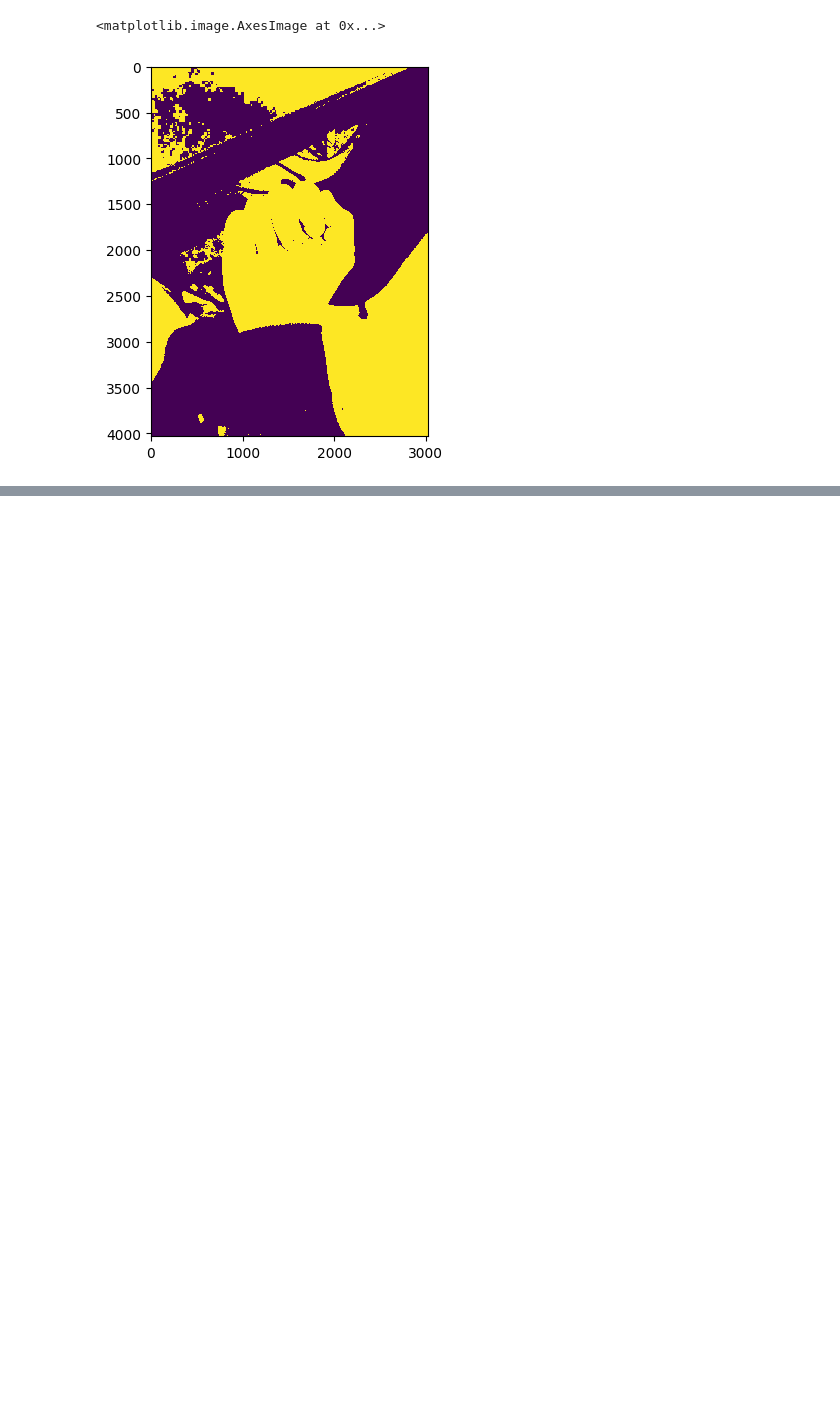
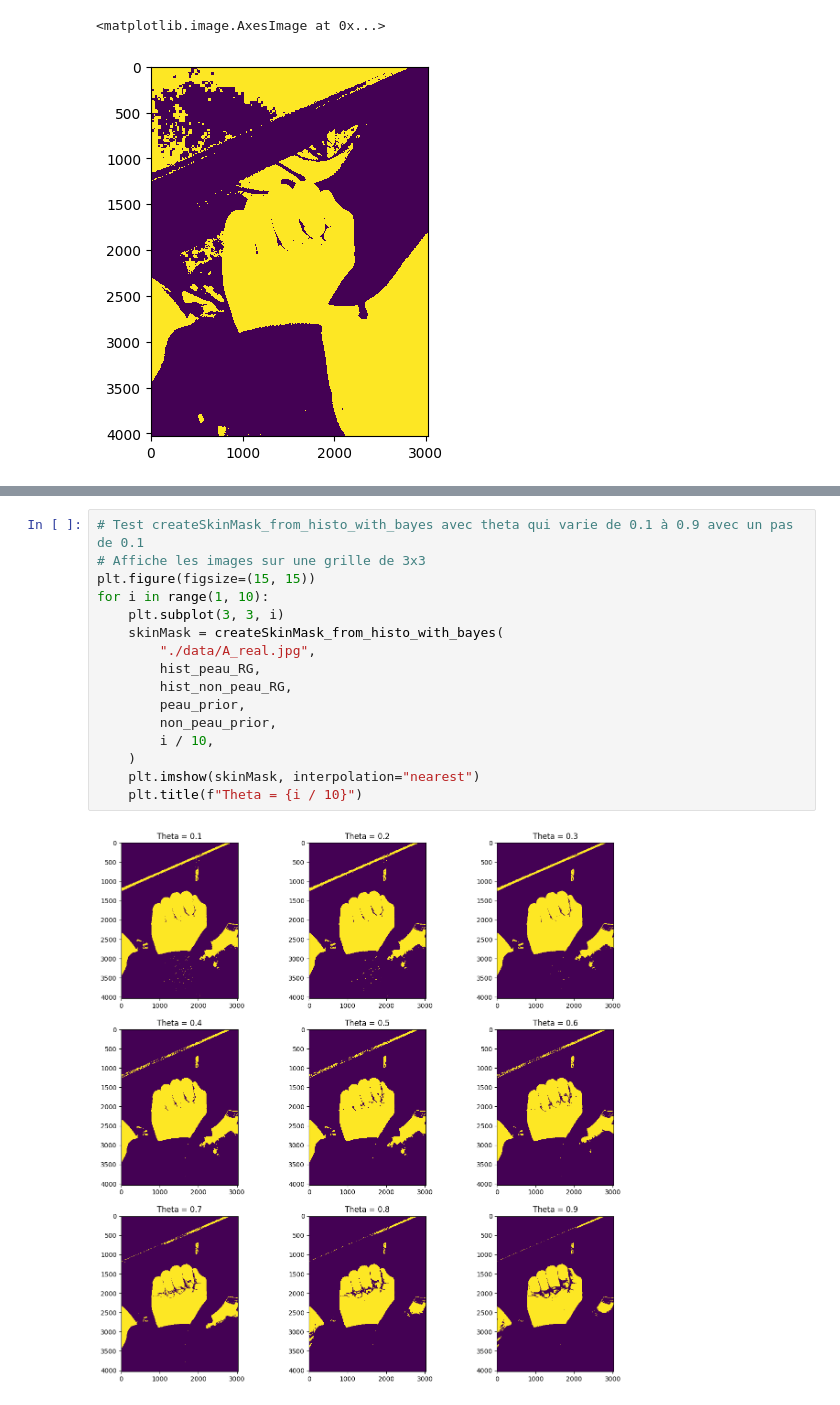
Before and after one commit to MatthiasPicard/projet-vision-cs, a Jupyter notebook: test_skin_filter.ipynb, the cells around one changed output, grey strips where cells are left out. Drawn from its saved outputs; the diff is of its cells as text; blank space fills up the shorter version.

```diff
--- a/test_skin_filter.ipynb
+++ b/test_skin_filter.ipynb
@@ -155,0 +227,18 @@ AssertionError:
+# %%
+# Test createSkinMask_from_histo_with_bayes avec theta qui varie de 0.1 à 0.9 avec un pas de 0.1
+# Affiche les images sur une grille de 3x3
+plt.figure(figsize=(15, 15))
+for i in range(1, 10):
+    plt.subplot(3, 3, i)
+    skinMask = createSkinMask_from_histo_with_bayes(
+        "./data/A_real.jpg",
+        hist_peau_RG,
+        hist_non_peau_RG,
+        peau_prior,
+        non_peau_prior,
+        i / 10,
+    )
+    plt.imshow(skinMask, interpolation="nearest")
+    plt.title(f"Theta = {i / 10}")
+# %% [output]
+[figure, added]
```
Also changed, not shown: parts of 3 cells of this notebook.
